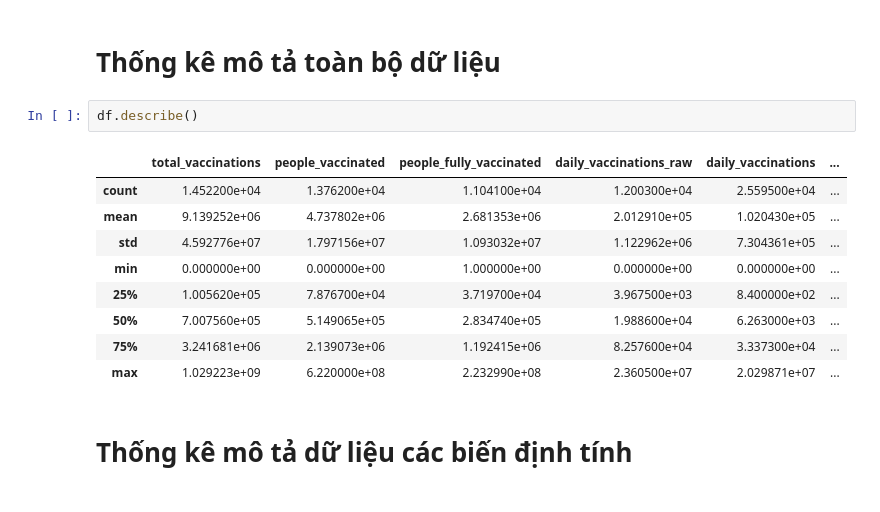
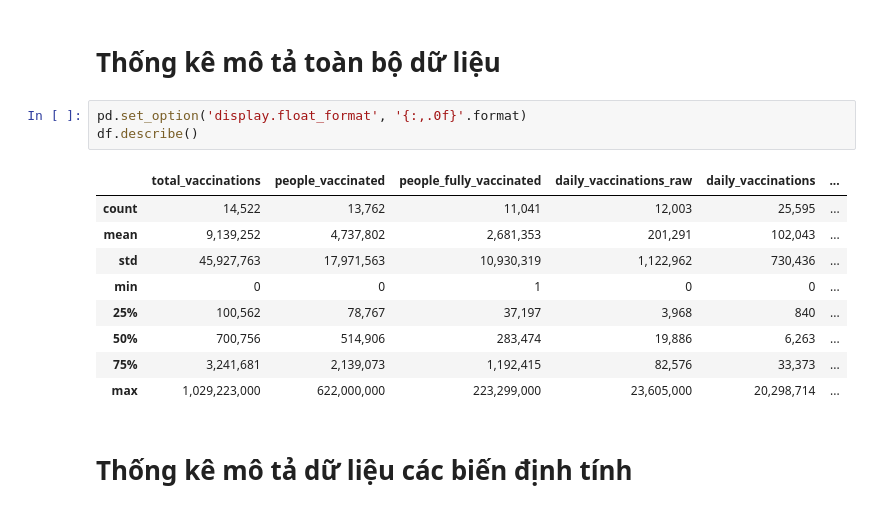
Before and after one commit to zkqqd/covid19-vaccination-progress-viz, a Jupyter notebook: Source/Clean/clean_data.ipynb, the cells around one changed output. Saved outputs shown, nothing was run; the diff lists cells and outputs as text.

```diff
--- a/Source/Clean/clean_data.ipynb
+++ b/Source/Clean/clean_data.ipynb
@@ -57,17 +46,18 @@ memory usage: 3.0+ MB
 # %% [markdown]
 # Thống kê mô tả toàn bộ dữ liệu
 # %%
+pd.set_option('display.float_format', '{:,.0f}'.format)
 df.describe()
 # %% [output]
 |  | total_vaccinations | people_vaccinated | people_fully_vaccinated | daily_vaccinations_raw | daily_vaccinations | ... |
-| count | 1.452200e+04 | 1.376200e+04 | 1.104100e+04 | 1.200300e+04 | 2.559500e+04 | ... |
-| mean | 9.139252e+06 | 4.737802e+06 | 2.681353e+06 | 2.012910e+05 | 1.020430e+05 | ... |
-| std | 4.592776e+07 | 1.797156e+07 | 1.093032e+07 | 1.122962e+06 | 7.304361e+05 | ... |
-| min | 0.000000e+00 | 0.000000e+00 | 1.000000e+00 | 0.000000e+00 | 0.000000e+00 | ... |
-| 25% | 1.005620e+05 | 7.876700e+04 | 3.719700e+04 | 3.967500e+03 | 8.400000e+02 | ... |
-| 50% | 7.007560e+05 | 5.149065e+05 | 2.834740e+05 | 1.988600e+04 | 6.263000e+03 | ... |
-| 75% | 3.241681e+06 | 2.139073e+06 | 1.192415e+06 | 8.257600e+04 | 3.337300e+04 | ... |
-| max | 1.029223e+09 | 6.220000e+08 | 2.232990e+08 | 2.360500e+07 | 2.029871e+07 | ... |
+| count | 14,522 | 13,762 | 11,041 | 12,003 | 25,595 | ... |
+| mean | 9,139,252 | 4,737,802 | 2,681,353 | 201,291 | 102,043 | ... |
+| std | 45,927,763 | 17,971,563 | 10,930,319 | 1,122,962 | 730,436 | ... |
+| min | 0 | 0 | 1 | 0 | 0 | ... |
+| 25% | 100,562 | 78,767 | 37,197 | 3,968 | 840 | ... |
+| 50% | 700,756 | 514,906 | 283,474 | 19,886 | 6,263 | ... |
+| 75% | 3,241,681 | 2,139,073 | 1,192,415 | 82,576 | 33,373 | ... |
+| max | 1,029,223,000 | 622,000,000 | 223,299,000 | 23,605,000 | 20,298,714 | ... |
 # %% [markdown]
 # Thống kê mô tả dữ liệu các biến định tính
 # %%
```
Also changed, not shown: parts of 1 cell of this notebook.
